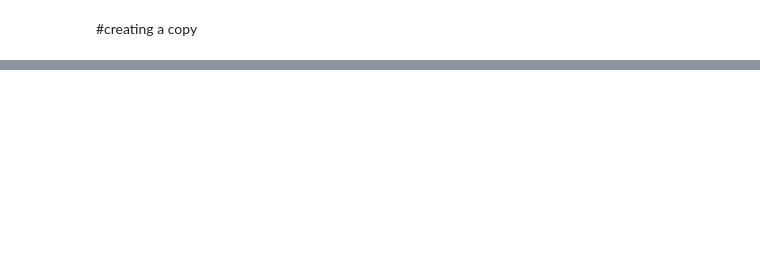
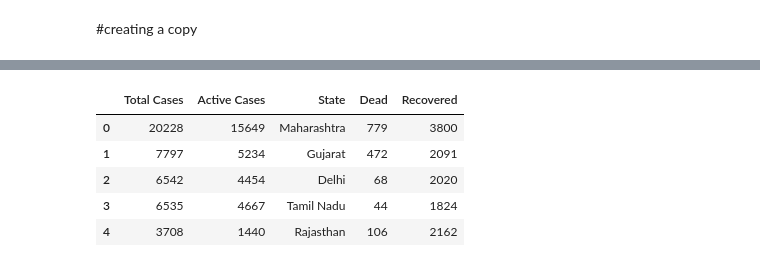
Before and after one commit to akhil-gali/dataScience_practice, a Jupyter notebook: Numpy_practice.ipynb, the cells around one changed output, grey strips where cells are left out. Cells and saved outputs as stored; diff of their text form; code cells hidden in the pictures; blank space fills up the shorter version.

```diff
--- a/Numpy_practice.ipynb
+++ b/Numpy_practice.ipynb
@@ -415,0 +418,11 @@ covid_stats_copy
+# %%
+covid_stats_copy = covid_stats_copy.drop(['State Wise Breakdown','nan','rec'], axis=1) #Dropping the columns which are named improperly
+# %%
+covid_stats_copy.head()
+# %% [output]
+|  | Total Cases | Active Cases | State | Dead | Recovered |
+| 0 | 20228 | 15649 | Maharashtra | 779 | 3800 |
+| 1 | 7797 | 5234 | Gujarat | 472 | 2091 |
+| 2 | 6542 | 4454 | Delhi | 68 | 2020 |
+| 3 | 6535 | 4667 | Tamil Nadu | 44 | 1824 |
+| 4 | 3708 | 1440 | Rajasthan | 106 | 2162 |
```
Also changed, not shown: parts of 42 cells of this notebook.
